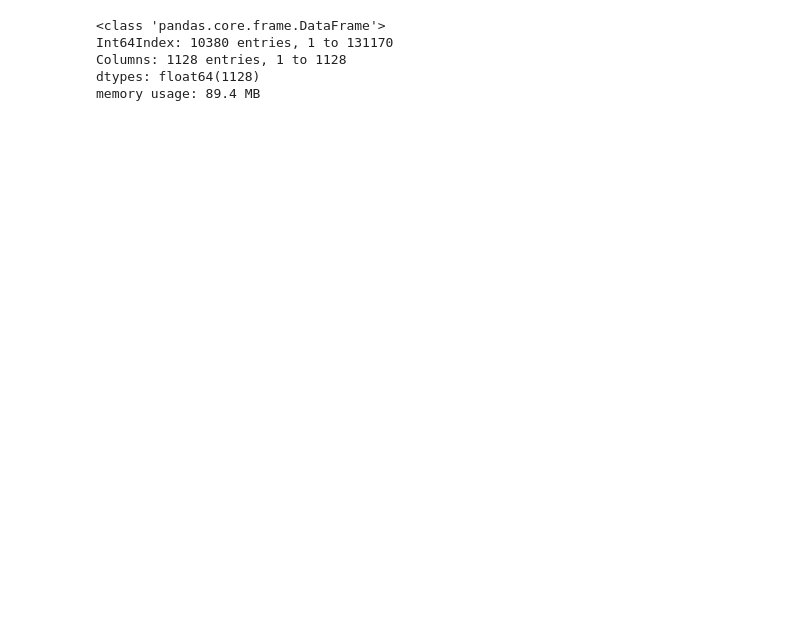
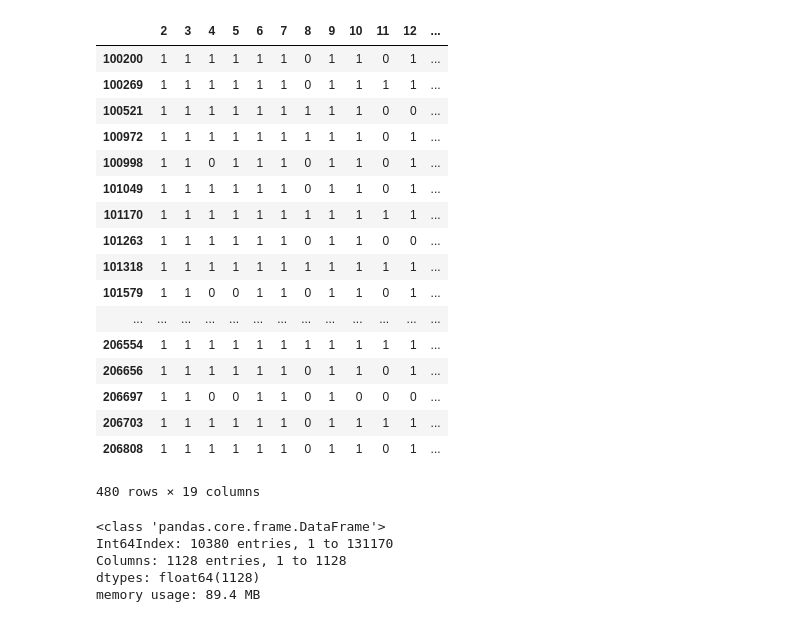
Before and after one commit to aniruddhakal/Recommending-Diverse-And-Serendipitous-Movies-using-Tag-Genome, a Jupyter notebook: ipython_notebooks/DataExploration/Predict_Ratings/View_dataframes.ipynb, the cells around one changed output. Cells and saved outputs as stored; diff of their text form; code cells hidden in the pictures; blank space fills up the shorter version.

```diff
--- a/ipython_notebooks/DataExploration/Predict_Ratings/View_dataframes.ipynb
+++ b/ipython_notebooks/DataExploration/Predict_Ratings/View_dataframes.ipynb
@@ -39,3 +39,27 @@ target_df
+# %%
+t2 = 'user_genre_binary_terms_df_bz2'
+target_file = output_dir + t2
+t2_df = pd.read_pickle(target_file, compression='bz2')
+t2_df
+# %% [output]
+|  | 2 | 3 | 4 | 5 | 6 | 7 | 8 | 9 | 10 | 11 | 12 | ... |
+| 100200 | 1 | 1 | 1 | 1 | 1 | 1 | 0 | 1 | 1 | 0 | 1 | ... |
+| 100269 | 1 | 1 | 1 | 1 | 1 | 1 | 0 | 1 | 1 | 1 | 1 | ... |
+| 100521 | 1 | 1 | 1 | 1 | 1 | 1 | 1 | 1 | 1 | 0 | 0 | ... |
+| 100972 | 1 | 1 | 1 | 1 | 1 | 1 | 1 | 1 | 1 | 0 | 1 | ... |
+| 100998 | 1 | 1 | 0 | 1 | 1 | 1 | 0 | 1 | 1 | 0 | 1 | ... |
+| 101049 | 1 | 1 | 1 | 1 | 1 | 1 | 0 | 1 | 1 | 0 | 1 | ... |
+| 101170 | 1 | 1 | 1 | 1 | 1 | 1 | 1 | 1 | 1 | 1 | 1 | ... |
+| 101263 | 1 | 1 | 1 | 1 | 1 | 1 | 0 | 1 | 1 | 0 | 0 | ... |
+| 101318 | 1 | 1 | 1 | 1 | 1 | 1 | 1 | 1 | 1 | 1 | 1 | ... |
+| 101579 | 1 | 1 | 0 | 0 | 1 | 1 | 0 | 1 | 1 | 0 | 1 | ... |
+| ... | ... | ... | ... | ... | ... | ... | ... | ... | ... | ... | ... | ... |
+| 206554 | 1 | 1 | 1 | 1 | 1 | 1 | 1 | 1 | 1 | 1 | 1 | ... |
+| 206656 | 1 | 1 | 1 | 1 | 1 | 1 | 0 | 1 | 1 | 0 | 1 | ... |
+| 206697 | 1 | 1 | 0 | 0 | 1 | 1 | 0 | 1 | 0 | 0 | 0 | ... |
+| 206703 | 1 | 1 | 1 | 1 | 1 | 1 | 0 | 1 | 1 | 1 | 1 | ... |
+| 206808 | 1 | 1 | 1 | 1 | 1 | 1 | 0 | 1 | 1 | 0 | 1 | ... |
+480 rows × 19 columns
 # %%
 target_df.info()
 # %% [output]
```
Also changed, not shown: parts of 1 cell of this notebook, 2 other files.
